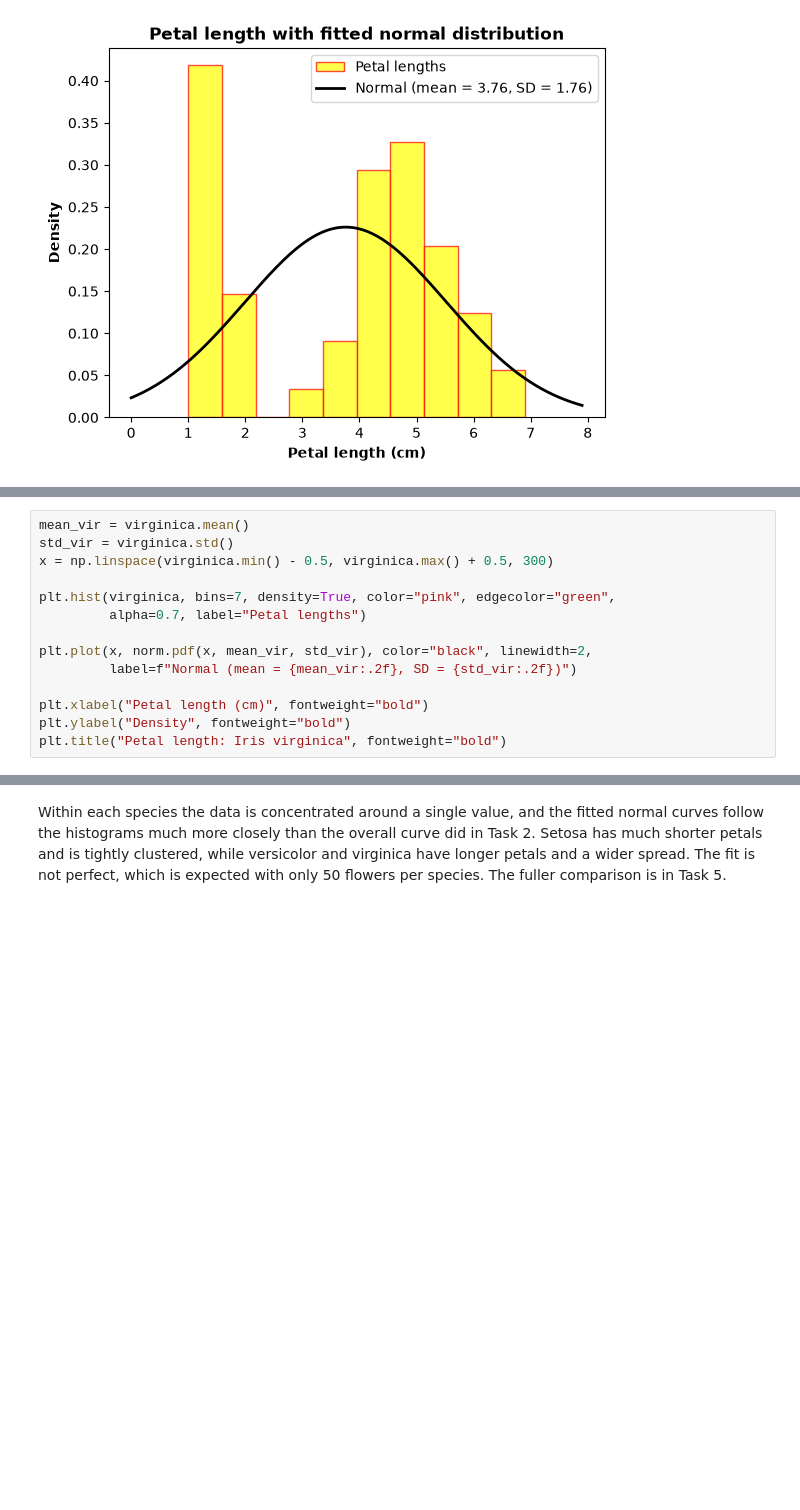
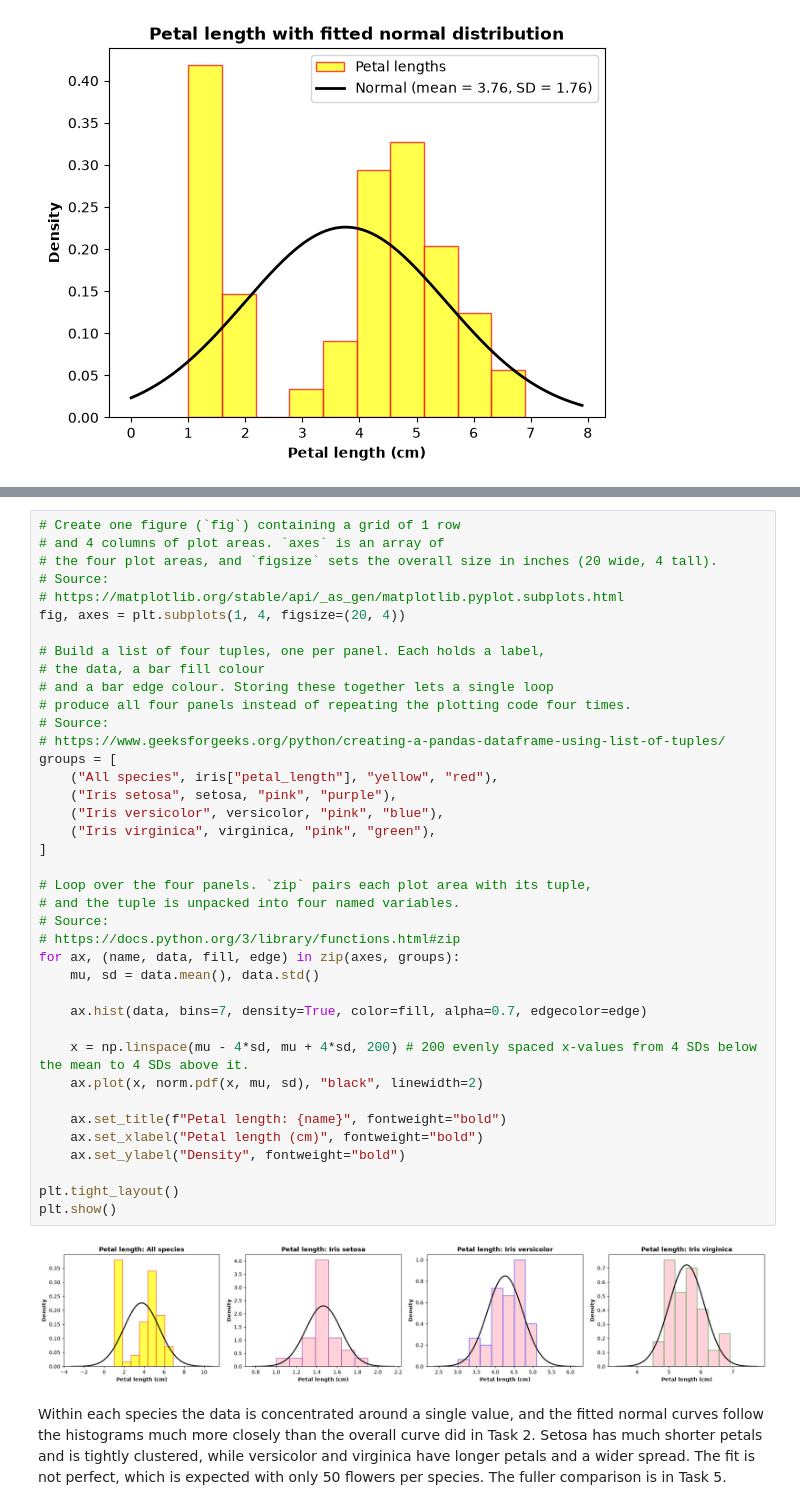
Before and after one commit to NibnabCodes/Applied-Statistics-Assessment, a Jupyter notebook: problems.ipynb, the cells around one changed output, grey strips where cells are left out. Drawn from its saved outputs; the diff is of its cells as text; blank space fills up the shorter version.

Commit message:
refine species histograms into a single side-by-side figure

```diff
--- a/problems.ipynb
+++ b/problems.ipynb
@@ -171,14 +122,0 @@ Text(0.5, 1.0, 'Petal length: Iris versicolor')
-# %%
-mean_vir = virginica.mean()
-std_vir = virginica.std()
-x = np.linspace(virginica.min() - 0.5, virginica.max() + 0.5, 300)
-
-plt.hist(virginica, bins=7, density=True, color="pink", edgecolor="green",
-         alpha=0.7, label="Petal lengths")
-
-plt.plot(x, norm.pdf(x, mean_vir, std_vir), color="black", linewidth=2,
-         label=f"Normal (mean = {mean_vir:.2f}, SD = {std_vir:.2f})")
-
-plt.xlabel("Petal length (cm)", fontweight="bold")
-plt.ylabel("Density", fontweight="bold")
-plt.title("Petal length: Iris virginica", fontweight="bold")
@@ -188,3 +131,44 @@ Text(0.5, 1.0, 'Petal length: Iris virginica')
+# %%
+# Create one figure (`fig`) containing a grid of 1 row
+# and 4 columns of plot areas. `axes` is an array of
+# the four plot areas, and `figsize` sets the overall size in inches (20 wide, 4 tall).
+# Source:
+# https://matplotlib.org/stable/api/_as_gen/matplotlib.pyplot.subplots.html
+fig, axes = plt.subplots(1, 4, figsize=(20, 4))
+
+# Build a list of four tuples, one per panel. Each holds a label,
+# the data, a bar fill colour
+# and a bar edge colour. Storing these together lets a single loop
+# produce all four panels instead of repeating the plotting code four times.
+# Source:
+# https://www.geeksforgeeks.org/python/creating-a-pandas-dataframe-using-list-of-tuples/
+groups = [
+    ("All species", iris["petal_length"], "yellow", "red"),
+    ("Iris setosa", setosa, "pink", "purple"),
+    ("Iris versicolor", versicolor, "pink", "blue"),
+    ("Iris virginica", virginica, "pink", "green"),
+]
+
+# Loop over the four panels. `zip` pairs each plot area with its tuple,
+# and the tuple is unpacked into four named variables.
+# Source:
+# https://docs.python.org/3/library/functions.html#zip
+for ax, (name, data, fill, edge) in zip(axes, groups):
+    mu, sd = data.mean(), data.std()
+
+    ax.hist(data, bins=7, density=True, color=fill, alpha=0.7, edgecolor=edge)
+
+    x = np.linspace(mu - 4*sd, mu + 4*sd, 200) # 200 evenly spaced x-values from 4 SDs below the mean to 4 SDs above it.
+    ax.plot(x, norm.pdf(x, mu, sd), "black", linewidth=2)
+
+    ax.set_title(f"Petal length: {name}", fontweight="bold")
+    ax.set_xlabel("Petal length (cm)", fontweight="bold")
+    ax.set_ylabel("Density", fontweight="bold")
+
+plt.tight_layout()
+plt.show()
+# %% [output]
+[figure, added]
 # %% [markdown]
 Within each species the data is concentrated around a single value, and the fitted normal curves follow
 the histograms much more closely than the overall curve did in Task 2. Setosa has much shorter petals
```
Also changed, not shown: parts of 10 cells of this notebook.
